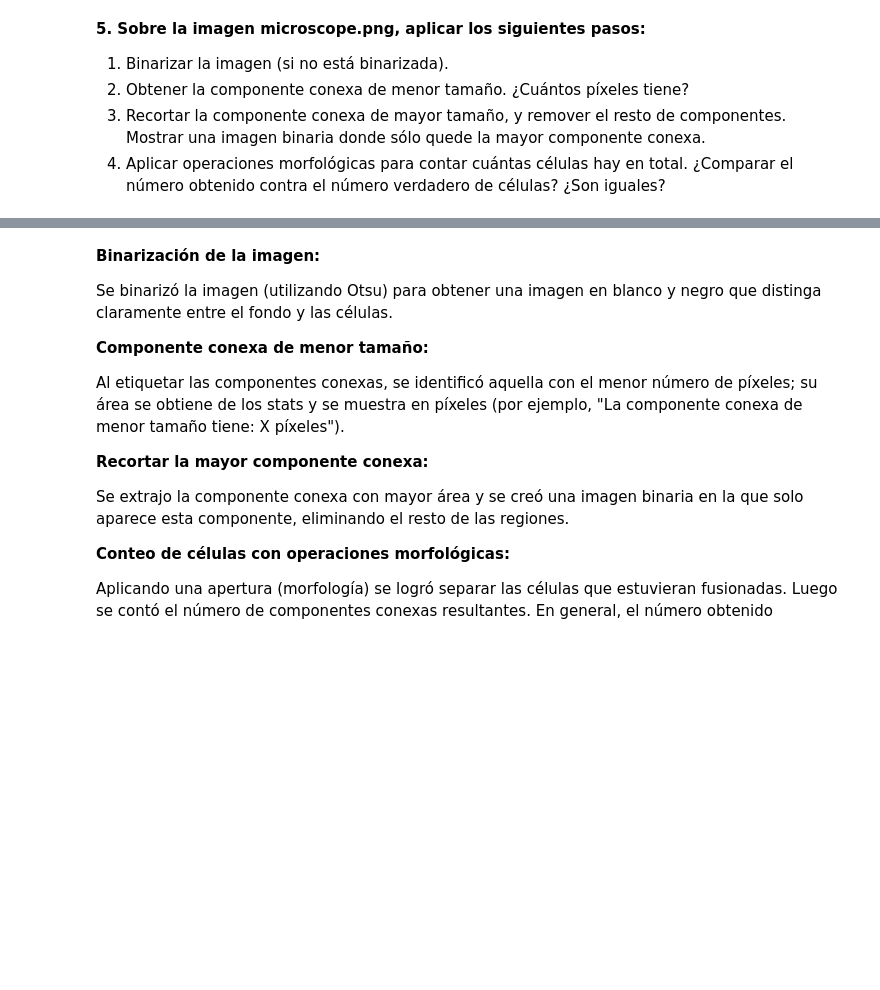
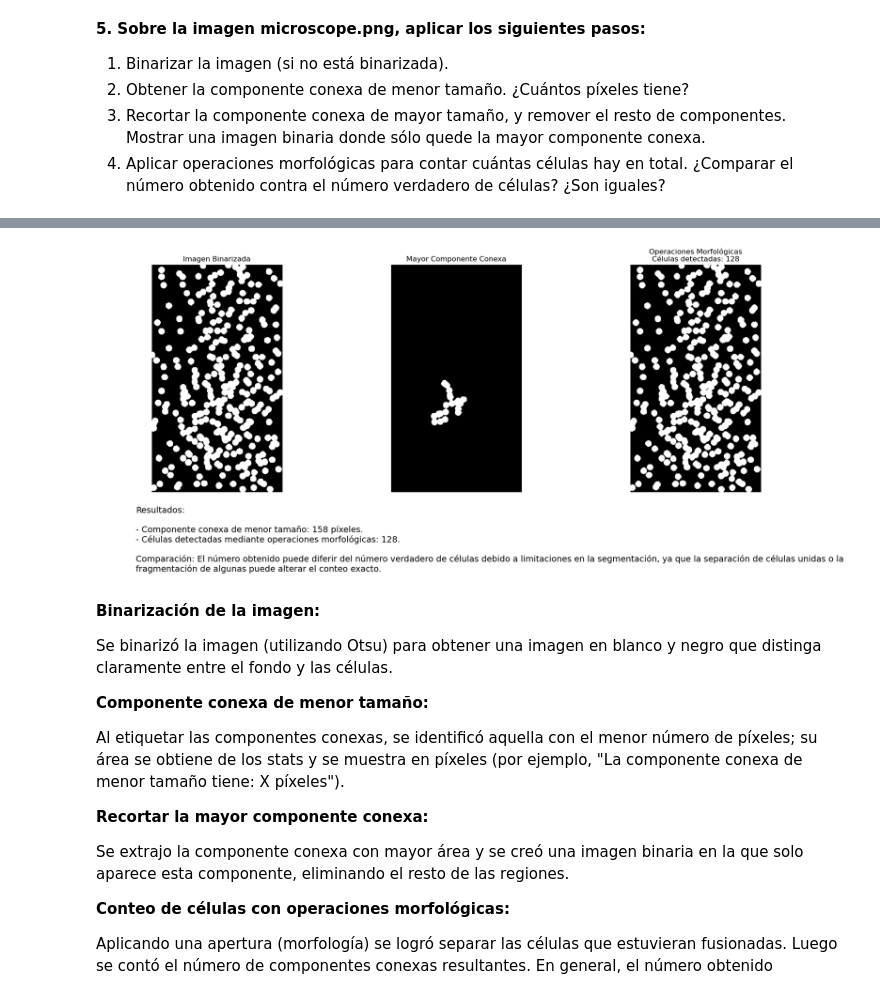
Before and after one commit to angelcast2002/CV-LAB2, a Jupyter notebook: ex5.ipynb, the cells around one changed output, grey strips where cells are left out. Drawn from its saved outputs; the diff is of its cells as text; code cells hidden in the pictures; blank space fills up the shorter version.

```diff
--- a/ex5.ipynb
+++ b/ex5.ipynb
@@ -80,3 +16,71 @@ Número de células detectadas mediante operaciones morfológicas: 128
+# %%
+if img is None:
+    print("Error al cargar la imagen.")
+else:
+    # 1. Convertir a escala de grises y binarizar (usando Otsu)
+    if len(img.shape) == 3:
+        gray = cv2.cvtColor(img, cv2.COLOR_BGR2GRAY)
+    else:
+        gray = img.copy()
+
+    _, binary = cv2.threshold(gray, 0, 255, cv2.THRESH_BINARY + cv2.THRESH_OTSU)
+
+    # 2. Obtener la componente conexa de menor tamaño
+    num_labels, labels, stats, centroids = cv2.connectedComponentsWithStats(binary, connectivity=8)
+    # Excluir el fondo (etiqueta 0)
+    areas = stats[1:, cv2.CC_STAT_AREA]
+    min_area = np.min(areas)
+
+    # 3. Extraer la mayor componente conexa
+    max_label = np.argmax(areas) + 1  # se suma 1 al haber excluido el fondo
+    largest_component = np.zeros_like(binary)
+    largest_component[labels == max_label] = 255
+
+    # 4. Aplicar operaciones morfológicas para contar células
+    kernel = cv2.getStructuringElement(cv2.MORPH_ELLIPSE, (3, 3))
+    morph = cv2.morphologyEx(binary, cv2.MORPH_OPEN, kernel, iterations=2)
+    num_labels_morph, labels_morph, stats_morph, centroids_morph = cv2.connectedComponentsWithStats(morph, connectivity=8)
+    num_cells = num_labels_morph - 1  # descontando el fondo
+
+    # Crear figura usando gridspec: 1 fila para las imágenes y 1 fila para el texto
+    fig = plt.figure(figsize=(18, 8))
+    gs = gridspec.GridSpec(2, 3, height_ratios=[3, 1])
+
+    # Primer panel: Imagen binarizada
+    ax0 = fig.add_subplot(gs[0, 0])
+    ax0.imshow(binary, cmap='gray')
+    ax0.set_title("Imagen Binarizada")
+    ax0.axis("off")
+
+    # Segundo panel: Mayor componente conexa
+    ax1 = fig.add_subplot(gs[0, 1])
+    ax1.imshow(largest_component, cmap='gray')
+    ax1.set_title("Mayor Componente Conexa")
+    ax1.axis("off")
+
+    # Tercer panel: Operaciones morfológicas (conteo de células)
+    ax2 = fig.add_subplot(gs[0, 2])
+    ax2.imshow(morph, cmap='gray')
+    ax2.set_title(f"Operaciones Morfológicas\nCélulas detectadas: {num_cells}")
+    ax2.axis("off")
+
+    # Panel de texto: abarca todas las columnas de la segunda fila
+    ax_text = fig.add_subplot(gs[1, :])
+    ax_text.axis("off")
+    texto_resultados = (
+        f"Resultados:\n\n"
+        f"- Componente conexa de menor tamaño: {min_area} píxeles.\n"
+        f"- Células detectadas mediante operaciones morfológicas: {num_cells}.\n\n"
+        "Comparación: El número obtenido puede diferir del número verdadero de células debido "
+        "a limitaciones en la segmentación, ya que la separación de células unidas o la fragmentación "
+        "de algunas puede alterar el conteo exacto."
+    )
+    ax_text.text(0.05, 0.5, texto_resultados, fontsize=14, va='center', wrap=True)
+
+    plt.tight_layout()
+    plt.show()
+# %% [output]
+[figure, added]
 # %% [markdown]
 **Binarización de la imagen:**
 
```
Also changed, not shown: parts of 2 cells of this notebook.
